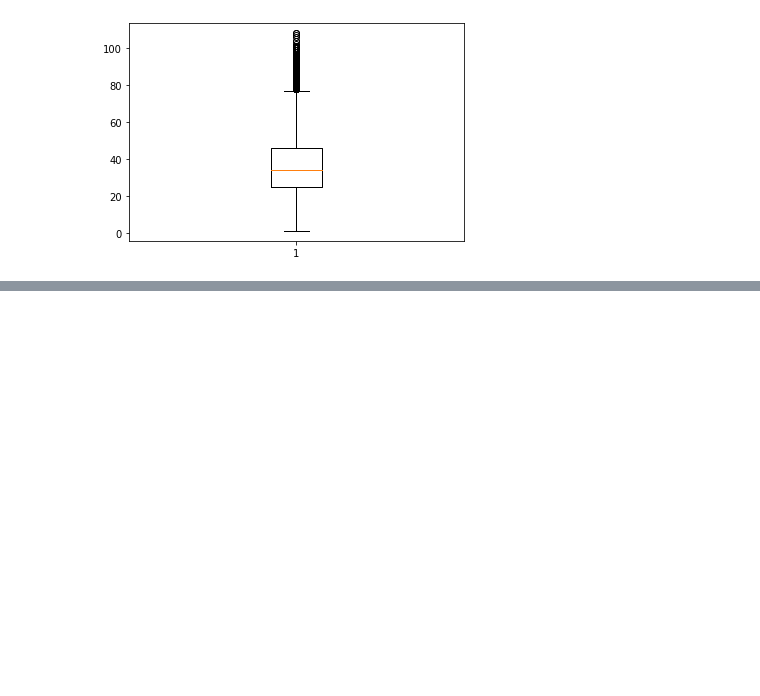
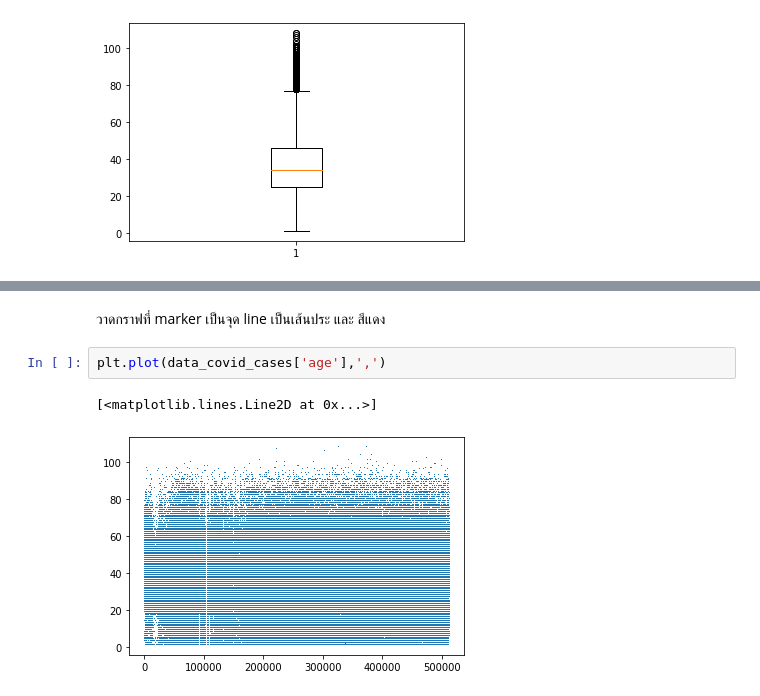
Before and after one commit to tohnperfect/DPDM2021, a Jupyter notebook: Data102_(Chapter_2).ipynb, the cells around one changed output, grey strips where cells are left out. Drawn from its saved outputs; the diff is of its cells as text; blank space fills up the shorter version.

```diff
--- a/Data102_(Chapter_2).ipynb
+++ b/Data102_(Chapter_2).ipynb
@@ -442,0 +465,7 @@ box_vals(bxp_output)
+# %% [markdown]
+วาดกราฟที่ marker เป็นจุด line เป็นเส้นประ และ สีแดง
+# %%
+plt.plot(data_covid_cases['age'],',')
+# %% [output]
+[<matplotlib.lines.Line2D at 0x...>]
+[figure, added]
```
Also changed, not shown: parts of 15 cells of this notebook.
